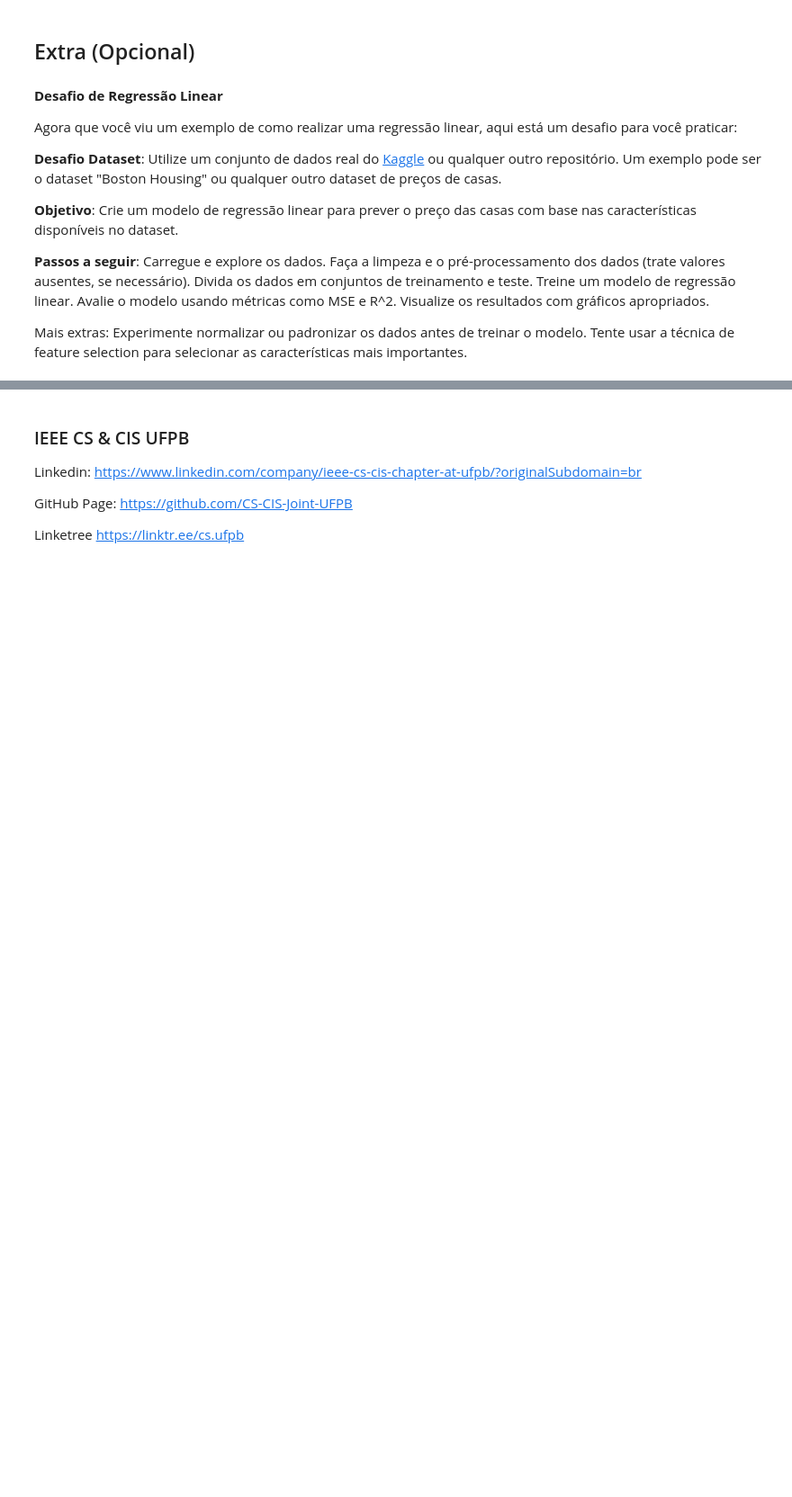
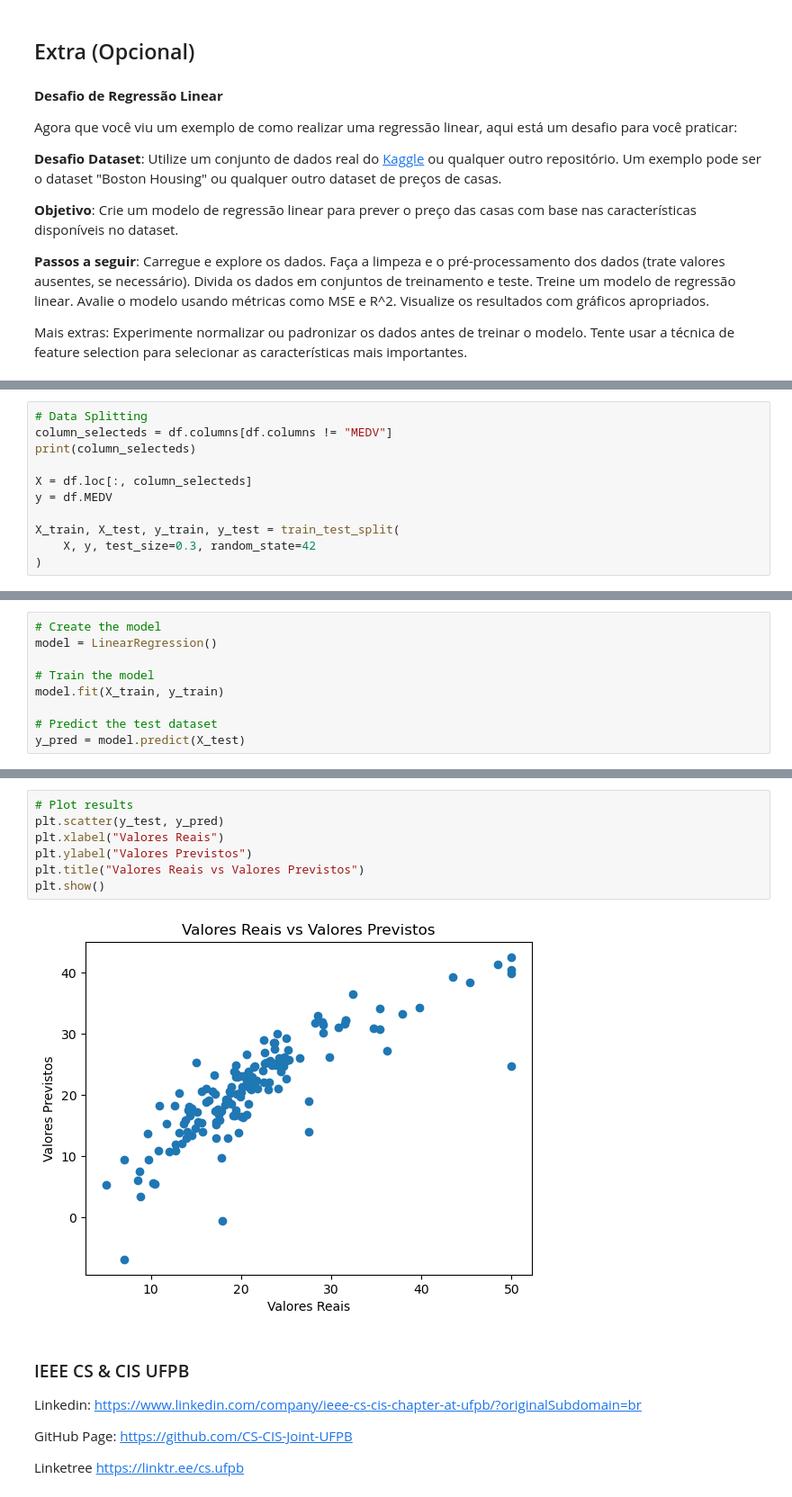
Before and after one commit to thiagoneye/ieee-ai_academy, a Jupyter notebook: first_notebook.ipynb, the cells around one changed output, grey strips where cells are left out. Shown at 90% size. Saved outputs shown, nothing was run; the diff lists cells and outputs as text; blank space fills up the shorter version.

```diff
--- a/first_notebook.ipynb
+++ b/first_notebook.ipynb
@@ -1082,0 +1105,11 @@ plt.tight_layout(pad=0.4, w_pad=0.5, h_pad=5.0)
+# %%
+# Data Splitting
+column_selecteds = df.columns[df.columns != "MEDV"]
+print(column_selecteds)
+
+X = df.loc[:, column_selecteds]
+y = df.MEDV
+
+X_train, X_test, y_train, y_test = train_test_split(
+    X, y, test_size=0.3, random_state=42
+)
@@ -1082,0 +1123,9 @@ plt.tight_layout(pad=0.4, w_pad=0.5, h_pad=5.0)
+# %%
+# Create the model
+model = LinearRegression()
+
+# Train the model
+model.fit(X_train, y_train)
+
+# Predict the test dataset
+y_pred = model.predict(X_test)
@@ -1083,3 +1142,12 @@ plt.tight_layout(pad=0.4, w_pad=0.5, h_pad=5.0)
+# %%
+# Plot results
+plt.scatter(y_test, y_pred)
+plt.xlabel("Valores Reais")
+plt.ylabel("Valores Previstos")
+plt.title("Valores Reais vs Valores Previstos")
+plt.show()
+# %% [output]
+[figure, added]
 # %% [markdown]
 ### IEEE CS & CIS UFPB
 
```
Also changed, not shown: parts of 43 cells of this notebook.
